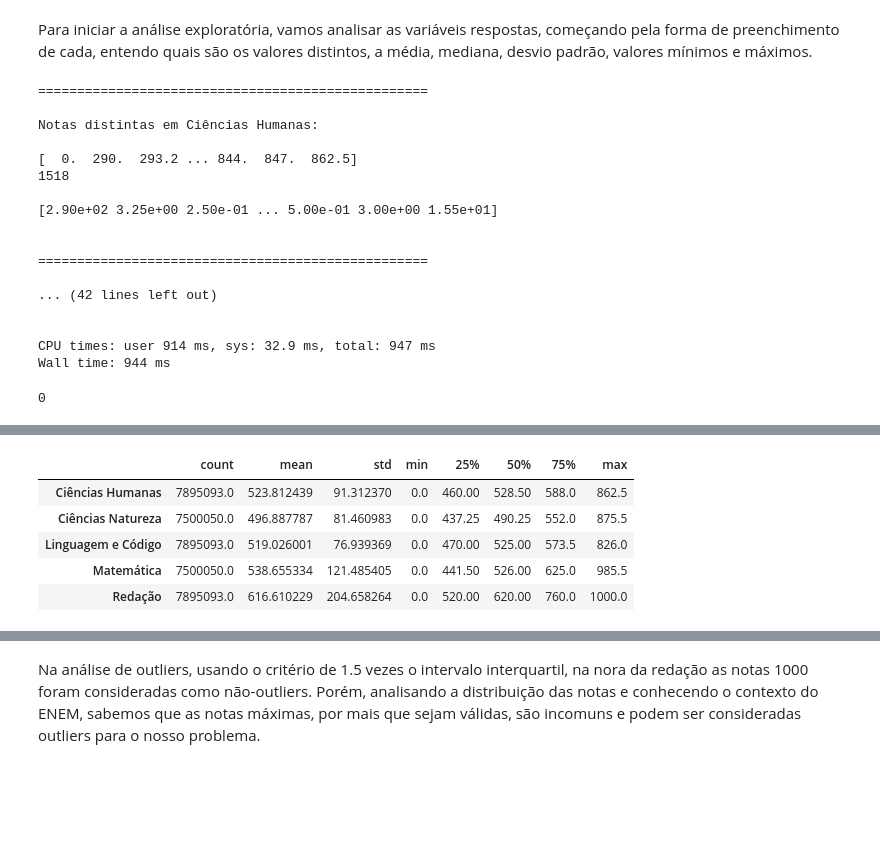
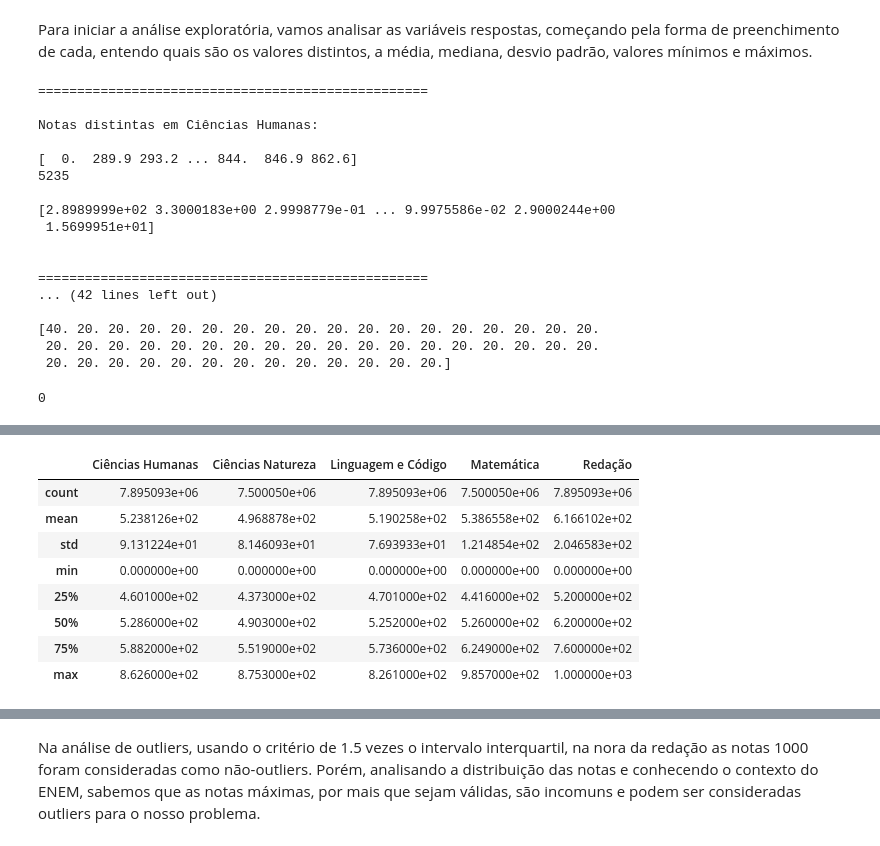
Before and after one commit to sudruder/TCC_MBA_Ciencia_Dados_ICMC, a Jupyter notebook: programação/tcc_pt_02.ipynb, the cells around one changed output, grey strips where cells are left out. Cells and saved outputs as stored; diff of their text form; code cells hidden in the pictures; blank space fills up the shorter version.

```diff
--- a/programação/tcc_pt_02.ipynb
+++ b/programação/tcc_pt_02.ipynb
@@ -14,14 +11,5 @@ Wall time: 534 ms
 # %%
-%%time
-
-v_arquivos_pickle = [
-    ('dc_dfs.pkl', 'dc_dfs'),
-    ('dc_preditoras.pkl', 'dc_preditoras'),
-    ('dc_target.pkl', 'dc_target'),
-    ('edicoes.pkl', 'edicoes')
-]
-
-abre_arquivos_pickle(v_arquivos_pickle, globals())
-
-del v_arquivos_pickle
-gc.collect()
+dc_dfs = abre_arquivo_pickle('dc_dfs.pkl')
+dc_preditoras = abre_arquivo_pickle('dc_preditoras.pkl')
+dc_target = abre_arquivo_pickle('dc_target.pkl')
+edicoes = abre_arquivo_pickle('edicoes.pkl')
@@ -35,8 +19,6 @@ Wall time: 475 ms
 # %% [markdown]
 Para iniciar a análise exploratória, vamos analisar as variáveis respostas, começando pela forma de preenchimento de cada, entendo quais são os valores distintos, a média, mediana, desvio padrão, valores mínimos e máximos.
 # %%
-%%time
-
 ### Notas distintas, delta entre notas e estatísticas descritivas
 
 dc_describe = {}
@@ -72,22 +54,20 @@ gc.collect()
 
 Notas distintas em Ciências Humanas:
 
-[  0.  290.  293.2 ... 844.  847.  862.5]
-1518
+[  0.  289.9 293.2 ... 844.  846.9 862.6]
+5235
 
-[2.90e+02 3.25e+00 2.50e-01 ... 5.00e-01 3.00e+00 1.55e+01]
+[2.8989999e+02 3.3000183e+00 2.9998779e-01 ... 9.9975586e-02 2.9000244e+00
+ 1.5699951e+01]
 
 
 ==================================================
-
 ... (42 lines left out)
 
-
-CPU times: user 914 ms, sys: 32.9 ms, total: 947 ms
-Wall time: 944 ms
+[40. 20. 20. 20. 20. 20. 20. 20. 20. 20. 20. 20. 20. 20. 20. 20. 20. 20.
+ 20. 20. 20. 20. 20. 20. 20. 20. 20. 20. 20. 20. 20. 20. 20. 20. 20. 20.
+ 20. 20. 20. 20. 20. 20. 20. 20. 20. 20. 20. 20. 20.]
 0
 # %%
-%%time
-
-df_describe_notas
+df_describe_notas.T
 # %% [output]
@@ -96,7 +74,10 @@ Wall time: 2.62 μs
-|  | count | mean | std | min | 25% | 50% | 75% | max |
-| Ciências Humanas | 7895093.0 | 523.812439 | 91.312370 | 0.0 | 460.00 | 528.50 | 588.0 | 862.5 |
-| Ciências Natureza | 7500050.0 | 496.887787 | 81.460983 | 0.0 | 437.25 | 490.25 | 552.0 | 875.5 |
-| Linguagem e Código | 7895093.0 | 519.026001 | 76.939369 | 0.0 | 470.00 | 525.00 | 573.5 | 826.0 |
-| Matemática | 7500050.0 | 538.655334 | 121.485405 | 0.0 | 441.50 | 526.00 | 625.0 | 985.5 |
-| Redação | 7895093.0 | 616.610229 | 204.658264 | 0.0 | 520.00 | 620.00 | 760.0 | 1000.0 |
+|  | Ciências Humanas | Ciências Natureza | Linguagem e Código | Matemática | Redação |
+| count | 7.895093e+06 | 7.500050e+06 | 7.895093e+06 | 7.500050e+06 | 7.895093e+06 |
+| mean | 5.238126e+02 | 4.968878e+02 | 5.190258e+02 | 5.386558e+02 | 6.166102e+02 |
+| std | 9.131224e+01 | 8.146093e+01 | 7.693933e+01 | 1.214854e+02 | 2.046583e+02 |
+| min | 0.000000e+00 | 0.000000e+00 | 0.000000e+00 | 0.000000e+00 | 0.000000e+00 |
+| 25% | 4.601000e+02 | 4.373000e+02 | 4.701000e+02 | 4.416000e+02 | 5.200000e+02 |
+| 50% | 5.286000e+02 | 4.903000e+02 | 5.252000e+02 | 5.260000e+02 | 6.200000e+02 |
+| 75% | 5.882000e+02 | 5.519000e+02 | 5.736000e+02 | 6.249000e+02 | 7.600000e+02 |
+| max | 8.626000e+02 | 8.753000e+02 | 8.261000e+02 | 9.857000e+02 | 1.000000e+03 |
 # %%
```
Also changed, not shown: parts of 14 cells of this notebook, 34 other files.
